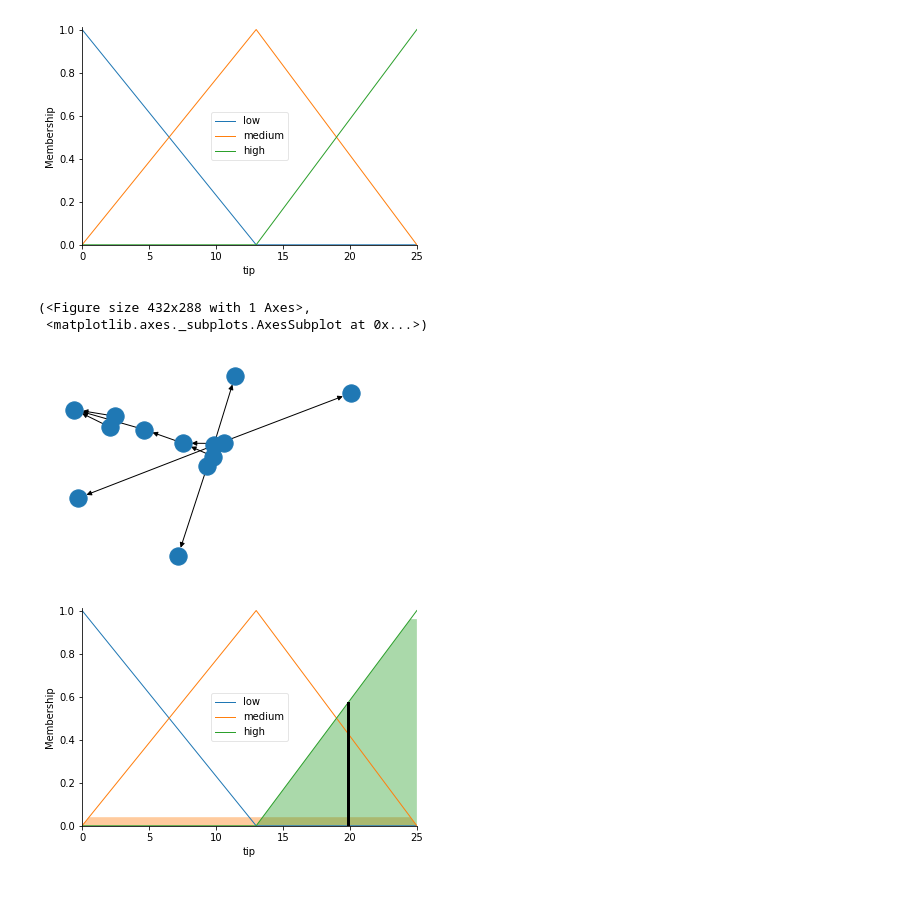
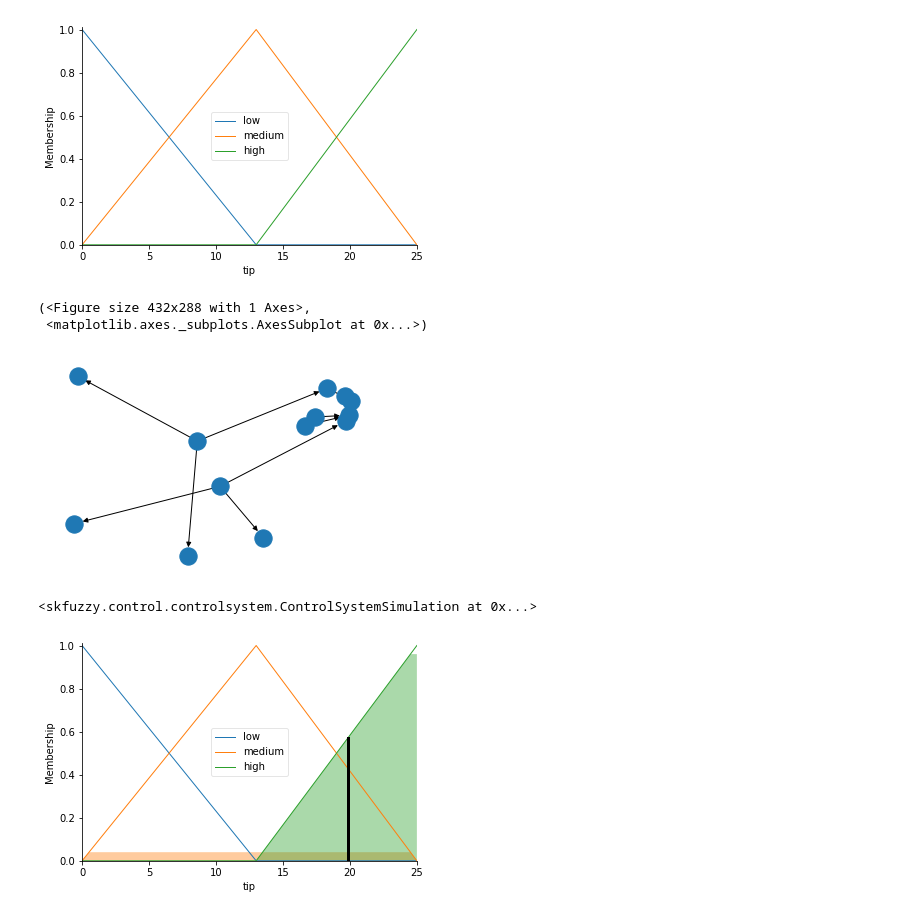
Before and after one commit to be-project-supply-chain/sem7-backend, a Jupyter notebook: fuzzy-logic.ipynb, the cells around one changed output. Cells and saved outputs as stored; diff of their text form; code cells hidden in the pictures.

```diff
--- a/fuzzy-logic.ipynb
+++ b/fuzzy-logic.ipynb
@@ -6,6 +6,7 @@ from skfuzzy import control as ctrl
 quality = ctrl.Antecedent(np.arange(0, 11, 1), 'quality')
 service = ctrl.Antecedent(np.arange(0, 11, 1), 'service')
 tip = ctrl.Consequent(np.arange(0, 26, 1), 'tip')
+tip2 = ctrl.Consequent(np.arange(0, 26, 1), 'tip2')
 
 # Auto-membership function population is possible with .automf(3, 5, or 7)
 quality.automf(3)
@@ -13,9 +14,13 @@ service.automf(3)
 
 # Custom membership functions can be built interactively with a familiar,
 # Pythonic API
-tip['low'] = fuzz.trimf(tip.universe, [0, 0, 13]) #graph plotting
-tip['medium'] = fuzz.trimf(tip.universe, [0, 13, 25])
-tip['high'] = fuzz.trimf(tip.universe, [13, 25, 25])
+tip['low'] = fuzz.trimf(tip2.universe, [0, 0, 13]) #graph plotting
+tip['medium'] = fuzz.trimf(tip2.universe, [0, 13, 25])
+tip['high'] = fuzz.trimf(tip2.universe, [13, 25, 25])
+
+tip2['low'] = fuzz.trimf(tip2.universe, [0, 0, 13]) #graph plotting
+tip2['medium'] = fuzz.trimf(tip2.universe, [0, 13, 25])
+tip2['high'] = fuzz.trimf(tip2.universe, [13, 25, 25])
 # %%
 quality['average'].view()
 # %% [output]
@@ -31,11 +36,14 @@ tip.view()
 # %%
 rule1 = ctrl.Rule(quality['poor'] | service['poor'], tip['low'])
 rule2 = ctrl.Rule(service['average'], tip['medium'])
 rule3 = ctrl.Rule(service['good'] | quality['good'], tip['high'])
+rule4 = ctrl.Rule(quality['poor'] | service['poor'], tip2['low'])
+rule5 = ctrl.Rule(service['average'], tip2['medium'])
+rule6 = ctrl.Rule(service['good'] | quality['good'], tip2['high'])
 
 rule1.view()
 # %% [output]
 (<Figure size 432x288 with 1 Axes>,
  <matplotlib.axes._subplots.AxesSubplot at 0x...>)
-[figure, old version]
+[figure, new version]
 # %%
@@ -48,5 +56,9 @@ tipping.input['service'] = 9.8
 
 # Crunch the numbers
 tipping.compute()
+# %%
+tipping
+# %% [output]
+<skfuzzy.control.controlsystem.ControlSystemSimulation at 0x...>
 # %%
 t=tipping.output['tip']
```
Also changed, not shown: parts of 4 cells of this notebook, 5 other files.
